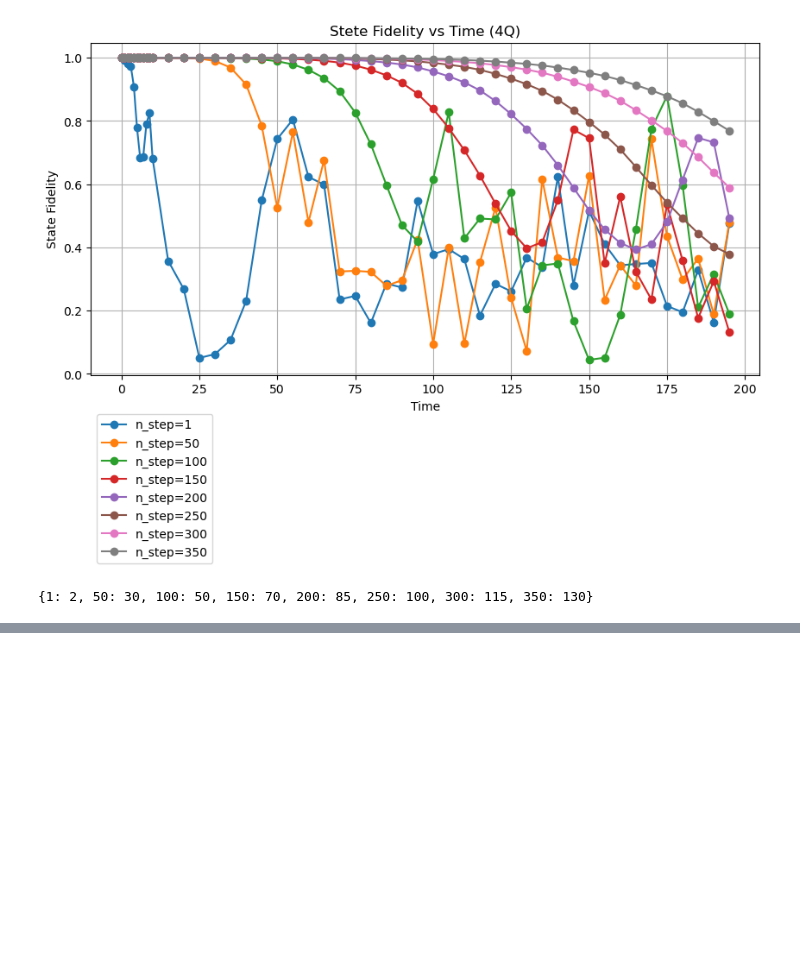
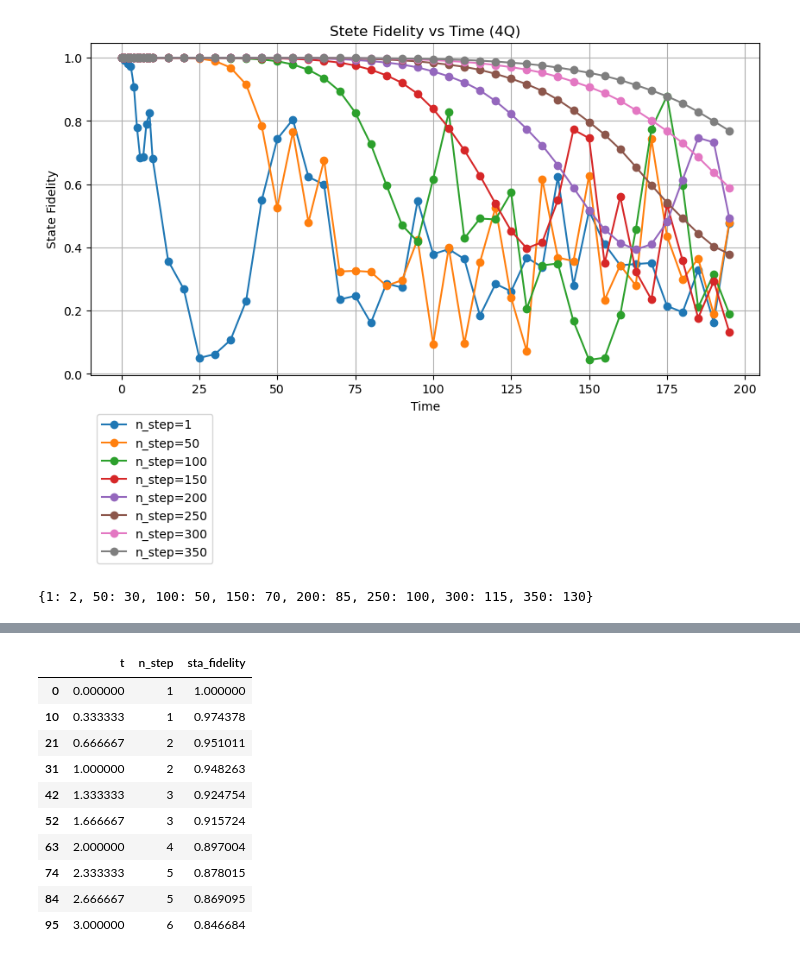
Before and after one commit to YutoMorohoshi/fourier_learning_ibm, a Jupyter notebook: get_param.ipynb, the cells around one changed output, grey strips where cells are left out. Cells and saved outputs as stored; diff of their text form; code cells hidden in the pictures; blank space fills up the shorter version.

```diff
--- a/get_param.ipynb
+++ b/get_param.ipynb
@@ -509,0 +613,19 @@ plt.show()
+# %%
+# 各 t において、sta_fidelity の sample に対する平均が最大となる n_step を取得
+df_max_n_step = df_grouped_mean.loc[
+    df_grouped_mean.groupby("t")["sta_fidelity"].idxmax(),
+    ["t", "n_step", "sta_fidelity"],
+]
+display(df_max_n_step)
+# %% [output]
+|  | t | n_step | sta_fidelity |
+| 0 | 0.000000 | 1 | 1.000000 |
+| 10 | 0.333333 | 1 | 0.974378 |
+| 21 | 0.666667 | 2 | 0.951011 |
+| 31 | 1.000000 | 2 | 0.948263 |
+| 42 | 1.333333 | 3 | 0.924754 |
+| 52 | 1.666667 | 3 | 0.915724 |
+| 63 | 2.000000 | 4 | 0.897004 |
+| 74 | 2.333333 | 5 | 0.878015 |
+| 84 | 2.666667 | 5 | 0.869095 |
+| 95 | 3.000000 | 6 | 0.846684 |
```
Also changed, not shown: parts of 9 cells of this notebook, 1 other file.
